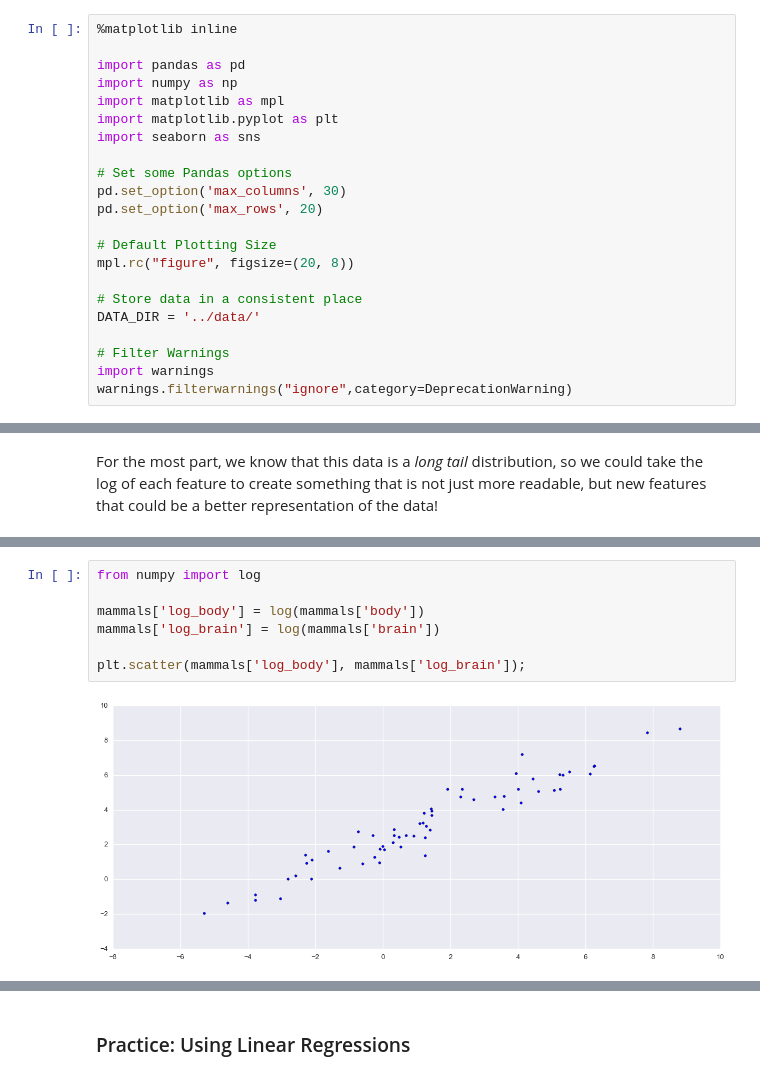
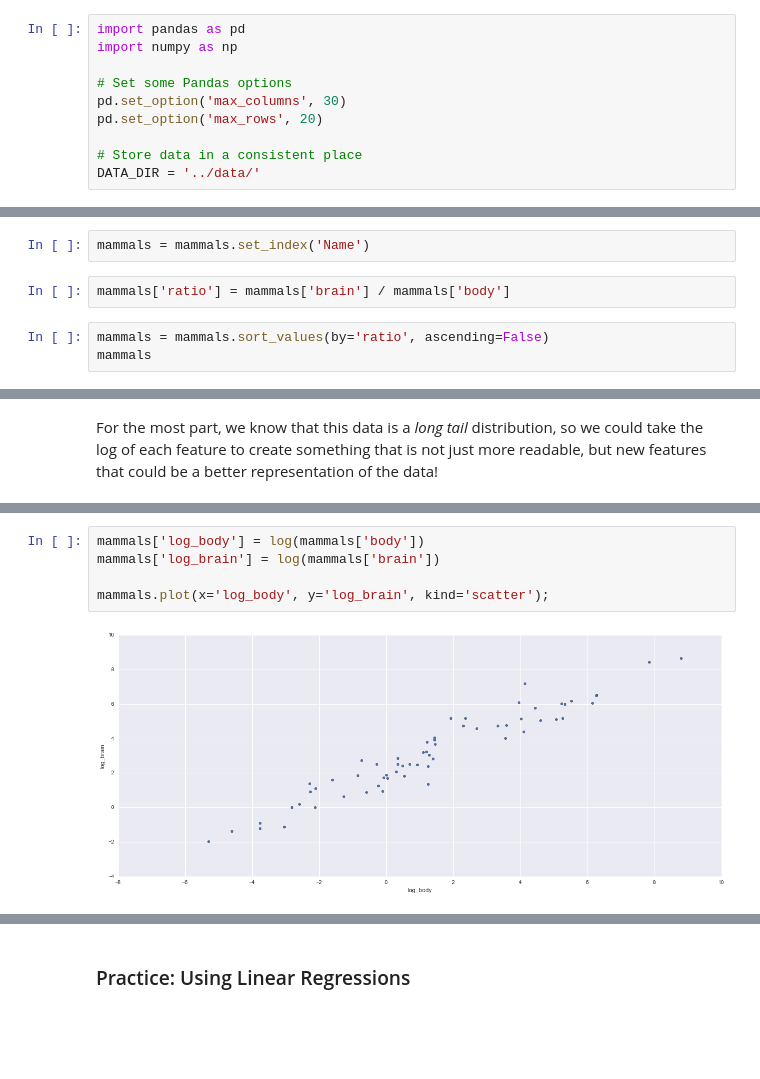
Before and after one commit to lorachow/DS_HK_9, a Jupyter notebook: notebooks/05 - Linear Regression.ipynb, the cells around one changed output, grey strips where cells are left out. Cells and saved outputs as stored; diff of their text form; blank space fills up the shorter version.

```diff
--- a/notebooks/05 - Linear Regression.ipynb
+++ b/notebooks/05 - Linear Regression.ipynb
@@ -277,25 +279,13 @@ What is the best value we could potentially have?
 # %%
-%matplotlib inline
-
 import pandas as pd
 import numpy as np
-import matplotlib as mpl
-import matplotlib.pyplot as plt
-import seaborn as sns
 
 # Set some Pandas options
 pd.set_option('max_columns', 30)
 pd.set_option('max_rows', 20)
 
-# Default Plotting Size
-mpl.rc("figure", figsize=(20, 8))
-
 # Store data in a consistent place
 DATA_DIR = '../data/'
-
-# Filter Warnings
-import warnings
-warnings.filterwarnings("ignore",category=DeprecationWarning)
 # %% [markdown]
 ### Build an incredibly basic linear model function.
 # %%
@@ -419,0 +403,7 @@ with sns.plotting_context(context='poster'):
+# %%
+mammals = mammals.set_index('Name')
+# %%
+mammals['ratio'] = mammals['brain'] / mammals['body']
+# %%
+mammals = mammals.sort_values(by='ratio', ascending=False)
+mammals
@@ -440,9 +539,7 @@ For the most part, we know that this data is a _long tail_ distribution, so we c
 # %%
-from numpy import log
-
 mammals['log_body'] = log(mammals['body'])
 mammals['log_brain'] = log(mammals['brain'])
 
-plt.scatter(mammals['log_body'], mammals['log_brain']);
+mammals.plot(x='log_body', y='log_brain', kind='scatter');
 # %% [output]
-[figure, old version]
+[figure, new version]
```
Also changed, not shown: parts of 54 cells of this notebook.
